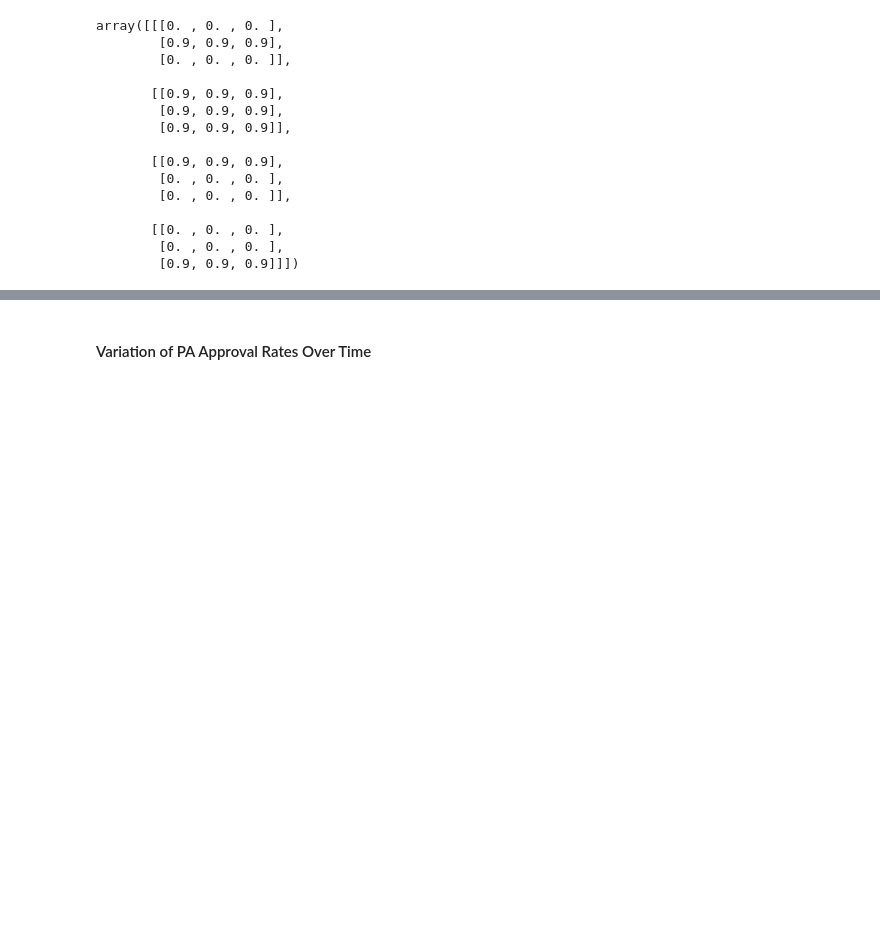
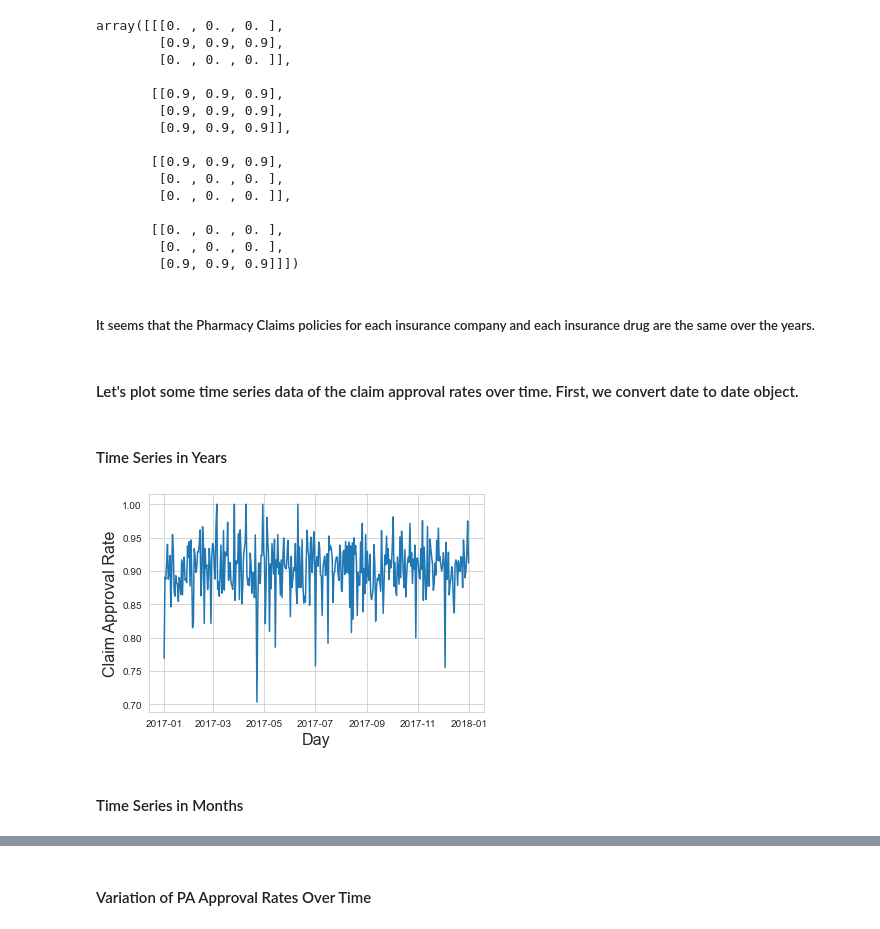
Before and after one commit to xushuo0/CoverMyMeds_Project, a Jupyter notebook: Notebook V2.ipynb, the cells around one changed output, grey strips where cells are left out. Drawn from its saved outputs; the diff is of its cells as text; code cells hidden in the pictures; blank space fills up the shorter version.

```diff
--- a/Notebook V2.ipynb
+++ b/Notebook V2.ipynb
@@ -453,3 +439,33 @@ array([[[0. , 0. , 0. ],
        [[0. , 0. , 0. ],
         [0. , 0. , 0. ],
         [0.9, 0.9, 0.9]]])
+# %% [markdown]
+##### It seems that the Pharmacy Claims policies for each insurance company and each insurance drug are the same over the years.
+# %% [markdown]
+#### Let's plot some time series data of the claim approval rates over time. First, we convert date to date object.
+# %%
+df_claims_ts['date_val'] = pd.to_datetime(df_claims_ts['date_val'])
+# %% [markdown]
+#### Time Series in Years
+# %%
+def claim_ts_y(company: int, drug: str, year: int):
+    df1 = df_claims_ts.loc[(df_claims_ts['bin']==company) & (df_claims_ts['drug']==drug)]
+    df2 = df1.loc[(df1['calendar_year']==year)]
+    df3 = df2[['date_val','pharmacy_claim_approved']]
+    df4 = df3.groupby(['date_val']).sum()
+    df4.rename(columns = {'pharmacy_claim_approved' : 'app'}, inplace = True)
+    df5 = df3.groupby(['date_val']).count()
+    df5.rename(columns = {'pharmacy_claim_approved' : 'tot'}, inplace = True)
+    df6 = df4.join(df5, how='outer')
+    df6['rate'] = df6['app']/df6['tot']
+    df7 = df6['rate']
+    plt.plot(df7)
+    plt.xlabel("Day", fontsize=16)
+    plt.ylabel("Claim Approval Rate", fontsize=16)
+    plt.show()
+# %%
+claim_ts_y(417740,'A',2017)
+# %% [output]
+[figure, added]
+# %% [markdown]
+#### Time Series in Months
```
Also changed, not shown: parts of 54 cells of this notebook.
